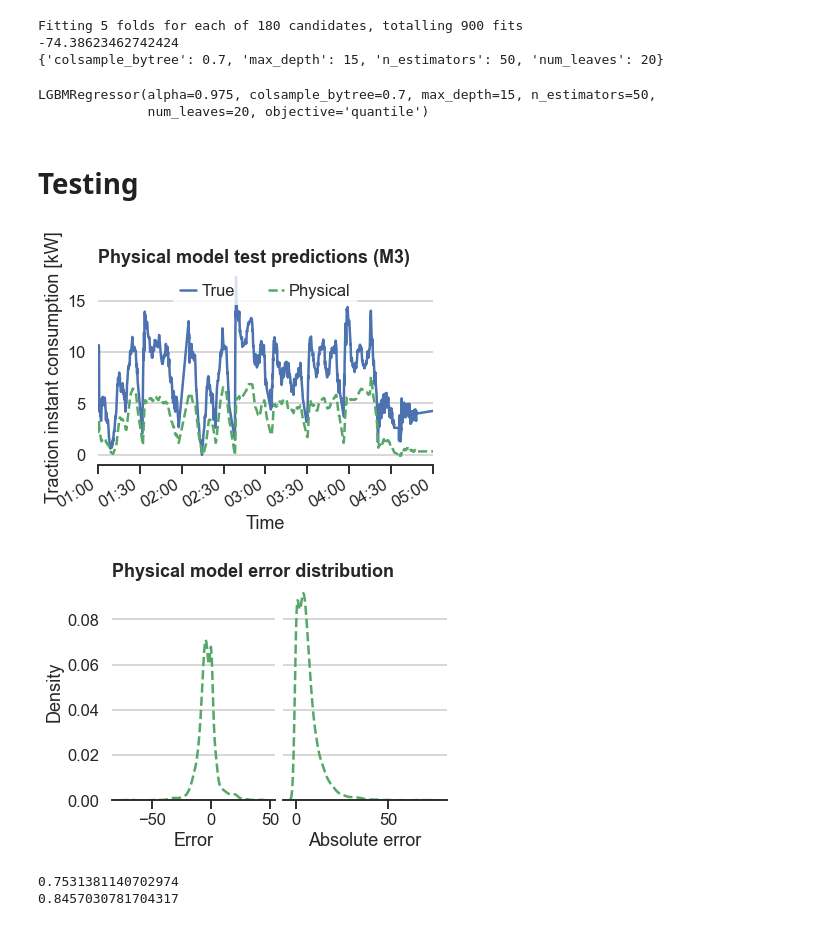
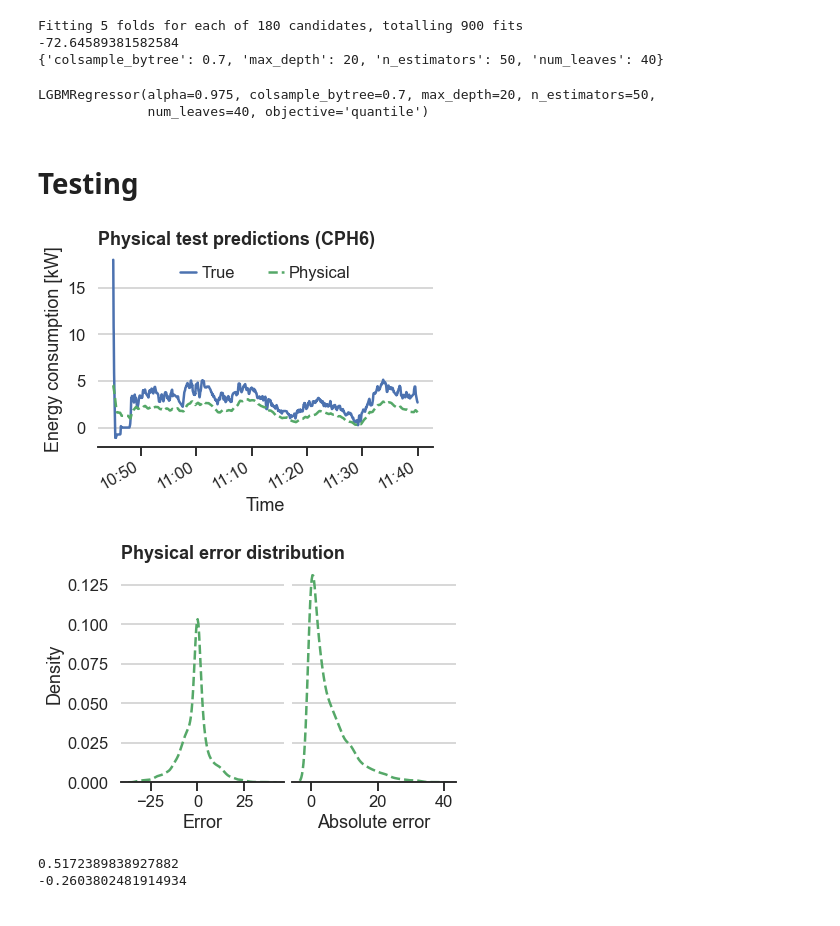
Before and after one commit to simonmoesorensen/energy-consumption-project, a Jupyter notebook: notebooks/combined_model.ipynb, the cells around one changed output. Drawn from its saved outputs; the diff is of its cells as text; code cells hidden in the pictures.

Commit message:
More small plot changes

```diff
--- a/notebooks/combined_model.ipynb
+++ b/notebooks/combined_model.ipynb
@@ -54,12 +54,12 @@ COMPOUND_STYLE = "dashdot"
 # %%
 all_data = pd.read_parquet("../data/processed/all_trips.parquet")
 
-# df = all_data.query("route in ['M3_VH', 'CPH1_HH', 'CPH1_VH']")
-# df_test = all_data.query("route in ['CPH6_VH', 'CPH6_HH']")
-# train_route = "M3"
-# train_trip = 7448
-# test_route = "CPH6"
-# test_trip = 13175
+df = all_data.query("route in ['M3_VH', 'CPH1_HH', 'CPH1_VH']")
+df_test = all_data.query("route in ['CPH6_VH', 'CPH6_HH']")
+train_route = "M3"
+train_trip = 7448
+test_route = "CPH6"
+test_trip = 13175
 
 # df = all_data.query("route == 'CPH1_VH' and trip in [7792, 7805, 8040, 8042, 8227, 9289]")
 # df_test = all_data.query("route == 'CPH1_VH' and trip == 10218")
@@ -68,12 +68,12 @@ all_data = pd.read_parquet("../data/processed/all_trips.parquet")
 # test_route = "CPH1"
 # test_trip = 10218
 
-df = all_data.query("route == 'M3_VH' and trip in [7448, 7895, 7995]")
-df_test = all_data.query("route == 'M3_VH' and trip == 7995")
-train_route = "M3"
-train_trip = 7448
-test_route = "M3"
-test_trip = 7995
+# df = all_data.query("route == 'M3_VH' and trip in [7448, 7895, 7995]")
+# df_test = all_data.query("route == 'M3_VH' and trip == 7995")
+# train_route = "M3"
+# train_trip = 7448
+# test_route = "M3"
+# test_trip = 7995
 
 outlier_columns = ['acceleration_z',
                    'acceleration_y',
@@ -177,8 +177,8 @@ print(cv.best_params_)
 model = cv.best_estimator_
 # %% [output]
 Fitting 5 folds for each of 180 candidates, totalling 900 fits
--74.38623462742424
-{'colsample_bytree': 0.7, 'max_depth': 15, 'n_estimators': 50, 'num_leaves': 20}
+-72.64589381582584
+{'colsample_bytree': 0.7, 'max_depth': 20, 'n_estimators': 50, 'num_leaves': 40}
 # %%
 import lightgbm as lgb
 model_median = lgb.LGBMRegressor(**cv.best_params_)
@@ -188,8 +188,8 @@ model_lower.fit(df[features], df[target])
 model_upper = lgb.LGBMRegressor(objective="quantile", alpha=0.975, **cv.best_params_)
 model_upper.fit(df[features], df[target])
 # %% [output]
-LGBMRegressor(alpha=0.975, colsample_bytree=0.7, max_depth=15, n_estimators=50,
-              num_leaves=20, objective='quantile')
+LGBMRegressor(alpha=0.975, colsample_bytree=0.7, max_depth=20, n_estimators=50,
+              num_leaves=40, objective='quantile')
 # %%
 # import lightgbm as lgb
 # model = lgb.LGBMRegressor()
@@ -208,30 +208,30 @@ LGBMRegressor(alpha=0.975, colsample_bytree=0.7, max_depth=15, n_estimators=50,
 # %%
 df_plot = df_test.query(f"`trip` == {test_trip}").drop(["route"], axis=1).rolling("5min").mean().reset_index()
 
 fig, ax = plt.subplots()
 sns.lineplot(data=df_plot, x="TS_or_Distance", y="traction_instant_consumption", label='True', ax=ax, color=TRUE_COLOR, linestyle=TRUE_STYLE)
 sns.lineplot(data=df_plot, x="TS_or_Distance", y="kW_pred", label='Physical', ax=ax, color=PHYSICAL_COLOR, linestyle=PHYSICAL_STYLE)
 
 ax.legend(ncol=len(ax.lines), handlelength=1, handletextpad=0.3, loc="upper center")
 ax.set(
-    title=f'Physical model test predictions ({test_route})',
+    title=f'Physical test predictions ({test_route})',
     xlabel="Time",
-    ylabel="Traction instant consumption [kW]",
+    ylabel="Energy consumption [kW]",
 )
 if test_trip == 7995:
     ax.set(xlim=[datetime(2021, 4, 26, 1, 0, 0), datetime(2021, 4, 26, 5, 0, 0)])
 fig.autofmt_xdate()
 ax.xaxis.set_major_formatter(mdates.DateFormatter('%H:%M'))
 fig.savefig("../figures/physical_test.pdf")
 fig.savefig("../figures/physical_test.png")
 # %% [output]
-[figure, old version]
+[figure, new version]
 # %%
 fig, ax = plt.subplots(ncols=2, sharey=True)
 sns.kdeplot(x=df_test.error, ax=ax[0], color=PHYSICAL_COLOR, linestyle=PHYSICAL_STYLE)
 sns.kdeplot(x=df_test.error.abs(), ax=ax[1], color=PHYSICAL_COLOR, linestyle=PHYSICAL_STYLE)
 ax[0].set(
-    title="Physical model error distribution",
+    title="Physical error distribution",
     xlabel="Error",
 )
 ax[1].set(
@@ -241,7 +241,7 @@ fig.subplots_adjust(wspace=0.05, hspace=0)
 fig.savefig("../figures/physical_error.pdf")
 fig.savefig("../figures/physical_error.png")
 # %% [output]
-[figure, old version]
+[figure, new version]
 # %%
 df['error_pred'] = model_median.predict(df[features])
 df['error_pred_lower'] = model_lower.predict(df[features])
@@ -266,8 +266,8 @@ from sklearn.metrics import r2_score
 print(r2_score(df['traction_instant_consumption'], df['kW_pred_final']))
 print(r2_score(df_test['traction_instant_consumption'], df_test['kW_pred_final']))
 # %% [output]
-0.7531381140702974
-0.8457030781704317
+0.5172389838927882
+-0.2603802481914934
 # %%
 df_plot = df.query(f"`trip` == {train_trip}").drop(["route"], axis=1).rolling("2min").mean().reset_index()
 
```
Also changed, not shown: parts of 5 cells of this notebook, 36 other files.
